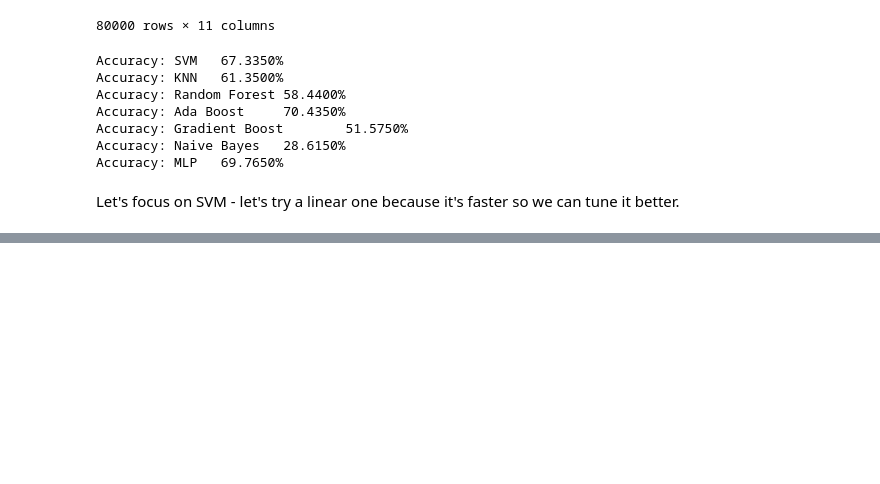
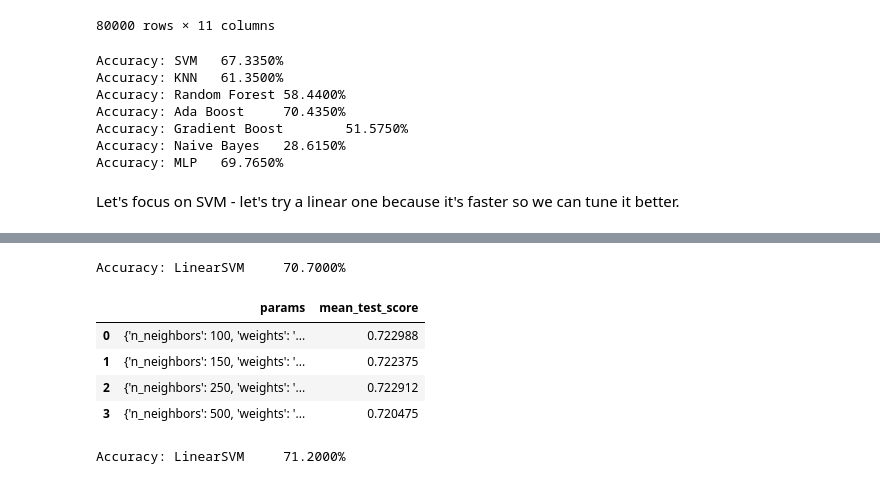
Before and after one commit to CodyBurker/W266_Group_Project, a Jupyter notebook: Cody_Ensembles.ipynb, the cells around one changed output, grey strips where cells are left out. Cells and saved outputs as stored; diff of their text form; code cells hidden in the pictures; blank space fills up the shorter version.

```diff
--- a/Cody_Ensembles.ipynb
+++ b/Cody_Ensembles.ipynb
@@ -367,0 +396,23 @@ NameError: ignored
+# %%
+parameters = {'n_neighbors':[100,150,250,500],'weights':['uniform']}
+knn_grid = GridSearchCV(KNeighborsClassifier(), parameters)
+knn_grid.fit(train_combined_dataframe, train_actuals['Actuals'])
+preds = knn_grid.predict(test_combined_dataframe)
+acc = accuracy_score(preds, test_actuals['Actuals'])
+print("Accuracy: {}\t{:.4%}".format("LinearSVM", acc))
+pd.DataFrame(knn_grid.cv_results_)[['params','mean_test_score']]
+# %% [output]
+Accuracy: LinearSVM     70.7000%
+|  | params | mean_test_score |
+| 0 | {'n_neighbors': 100, 'weights': '... | 0.722988 |
+| 1 | {'n_neighbors': 150, 'weights': '... | 0.722375 |
+| 2 | {'n_neighbors': 250, 'weights': '... | 0.722912 |
+| 3 | {'n_neighbors': 500, 'weights': '... | 0.720475 |
+# %%
+test_knn = KNeighborsClassifier(n_neighbors=500, weights='uniform')
+test_knn.fit(train_combined_dataframe, train_actuals['Actuals'])
+preds = test_knn.predict(test_combined_dataframe)
+acc = accuracy_score(preds, test_actuals['Actuals'])
+print("Accuracy: {}\t{:.4%}".format("LinearSVM", acc))
+# %% [output]
+Accuracy: LinearSVM     71.2000%
```
Also changed, not shown: parts of 4 cells of this notebook.
